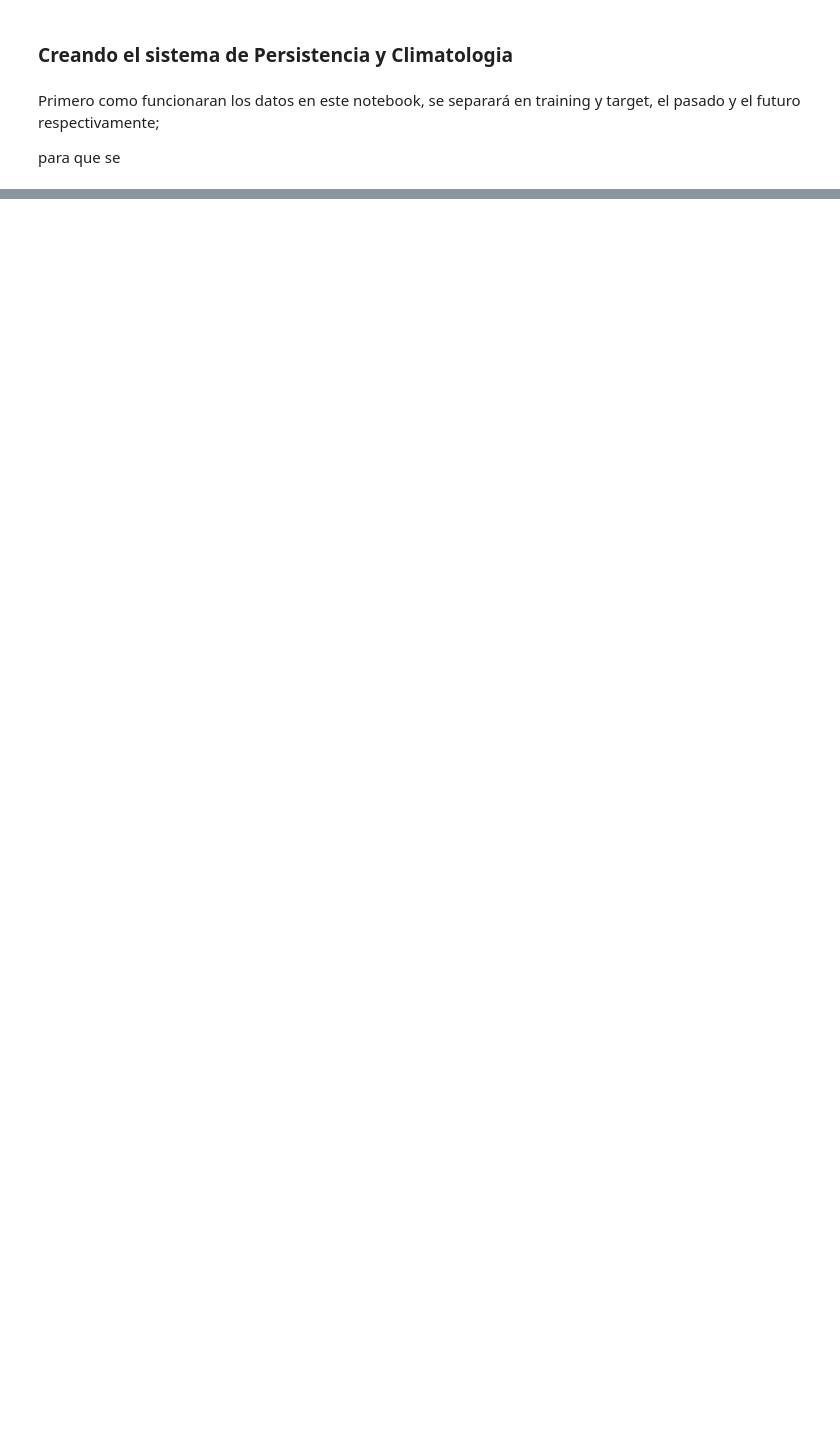
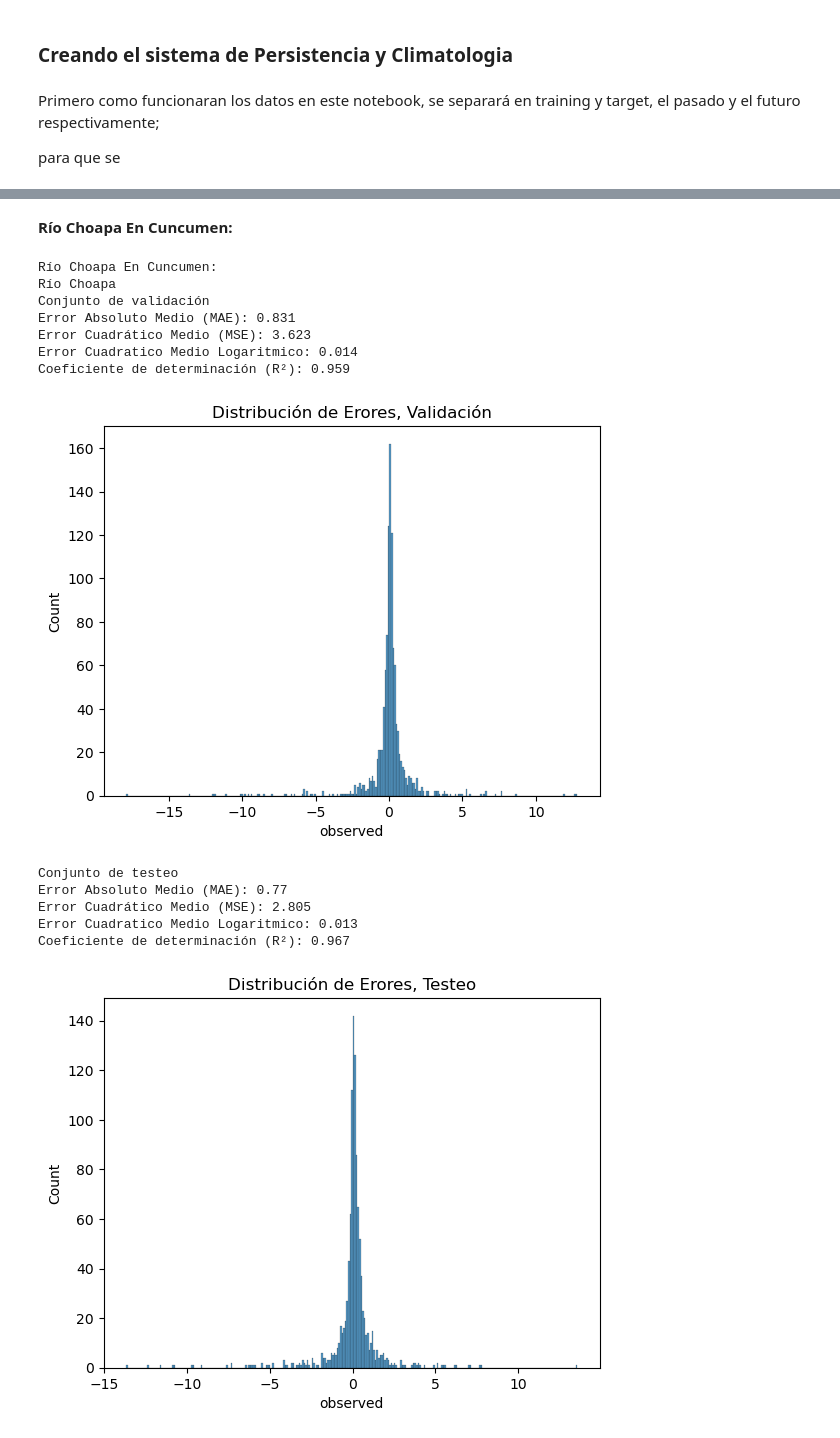
Before and after one commit to fbientrigo/machine-learning, a Jupyter notebook: Curso IA/0628 - trabajo 4/Trabajo4_20230613.ipynb, the cells around one changed output, grey strips where cells are left out. Saved outputs shown, nothing was run; the diff lists cells and outputs as text; code cells hidden in the pictures; blank space fills up the shorter version.

```diff
--- a/Curso IA/0628 - trabajo 4/Trabajo4_20230613.ipynb
+++ b/Curso IA/0628 - trabajo 4/Trabajo4_20230613.ipynb
@@ -516,0 +751,21 @@ Construya un modelo de redes neuronales para cada una de las cuencas del archivo
+# %% [markdown]
+**Río Choapa En Cuncumen:**
+# %%
+rio2 = "Río Choapa"
+print("Río Choapa En Cuncumen:")
+medir_error(X2_val, X2_test, X2_train, y2_val, y2_test, y2_train, best_model2, rio2)
+# %% [output]
+Río Choapa En Cuncumen:
+Río Choapa
+Conjunto de validación
+Error Absoluto Medio (MAE): 0.831
+Error Cuadrático Medio (MSE): 3.623
+Error Cuadratico Medio Logaritmico: 0.014
+Coeficiente de determinación (R²): 0.959
+[figure, added]
+Conjunto de testeo
+Error Absoluto Medio (MAE): 0.77
+Error Cuadrático Medio (MSE): 2.805
+Error Cuadratico Medio Logaritmico: 0.013
+Coeficiente de determinación (R²): 0.967
+[figure, added]
```
Also changed, not shown: parts of 47 cells of this notebook, 7 other files.
